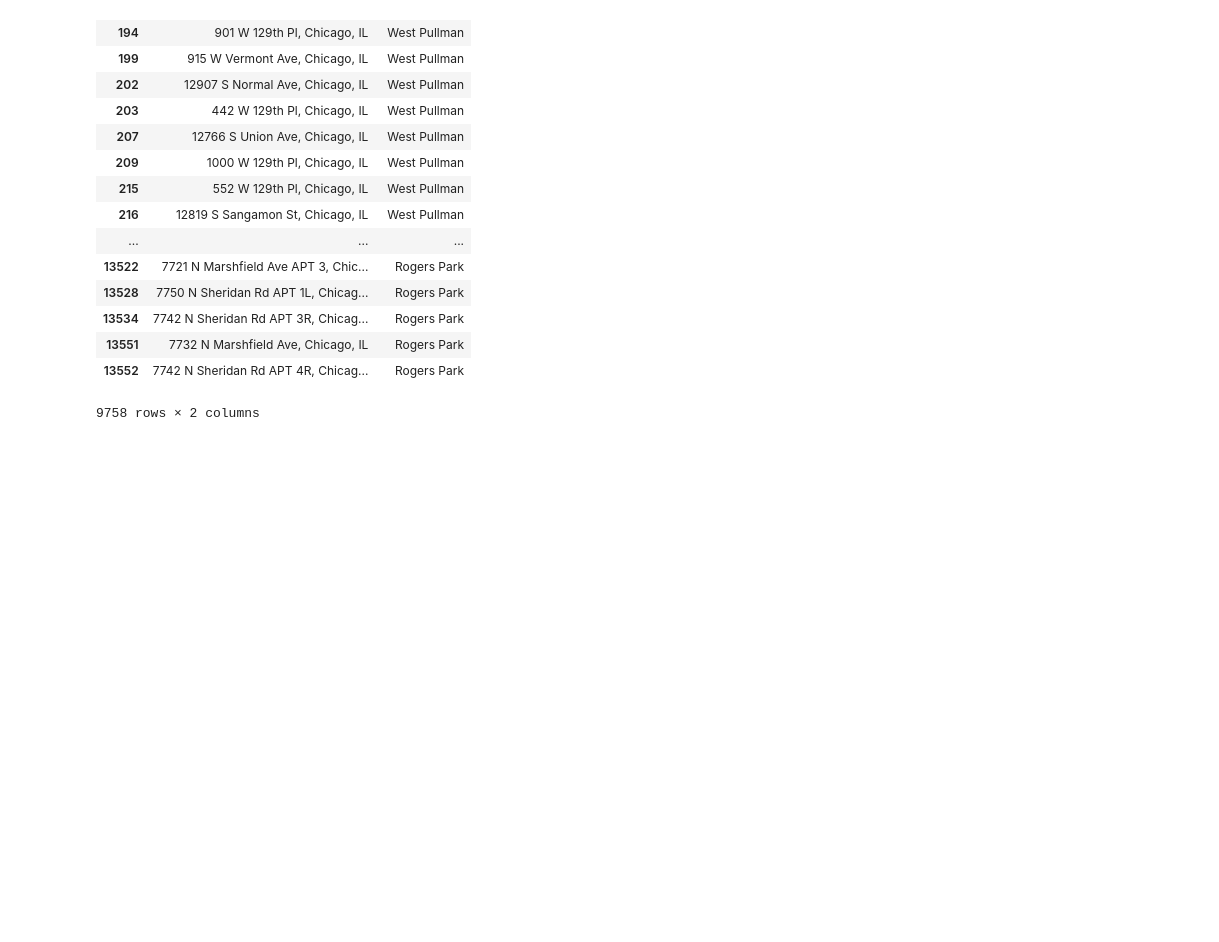
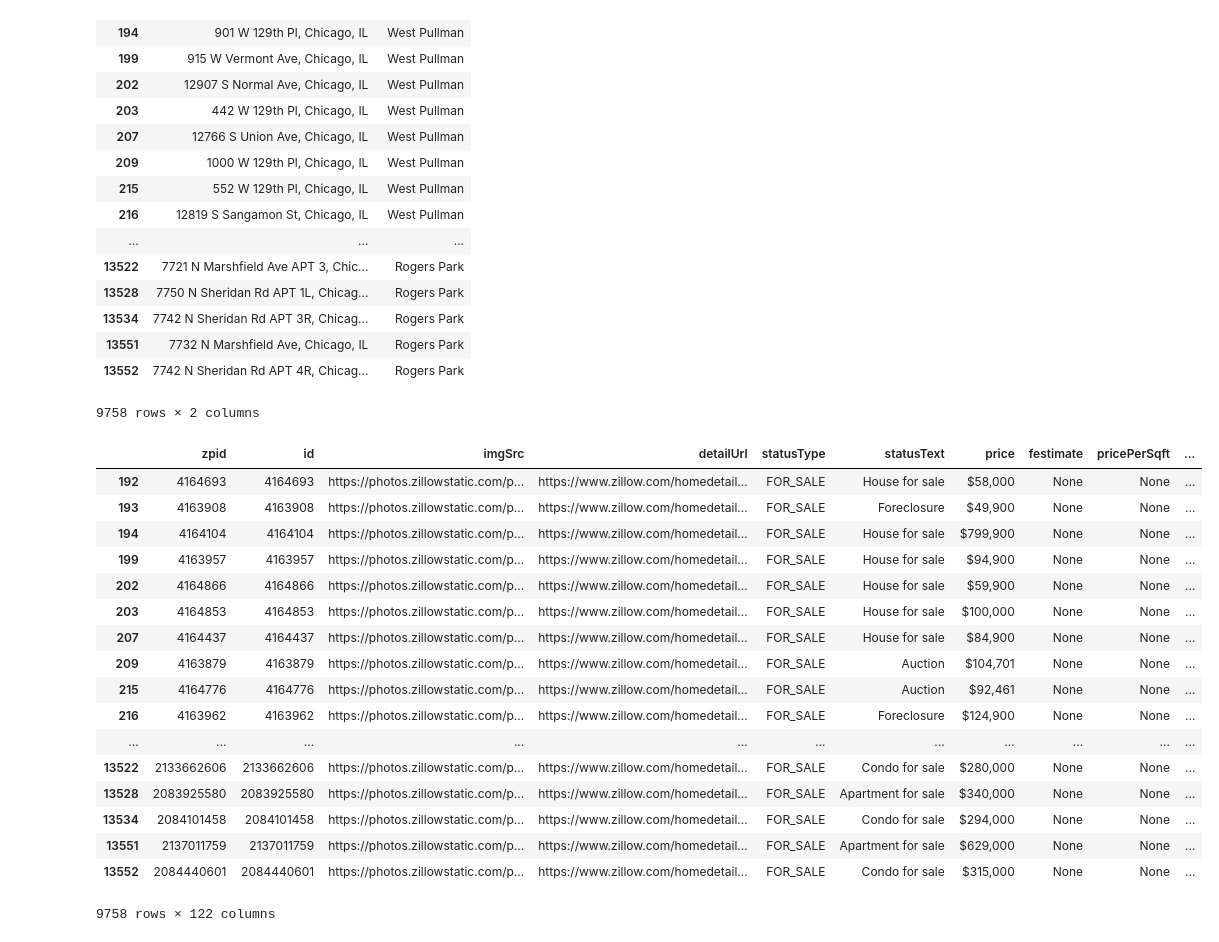
Before and after one commit to aschey/chicago-real-estate-analysis, a Jupyter notebook: clean_data.ipynb, the cells around one changed output. Saved outputs shown, nothing was run; the diff lists cells and outputs as text; code cells hidden in the pictures; blank space fills up the shorter version.

Commit message:
added cta lines

```diff
--- a/clean_data.ipynb
+++ b/clean_data.ipynb
@@ -20,13 +20,14 @@ with open('./chicago_neighborhoods.geojson') as f:
 # Make the neighborhood json easier to work with
 neighborhood_polygons = [{'geometry': shape(feature['geometry']), 'properties': feature['properties']} for feature in neighborhoods_geo['features']]
 # %%
-def get_neighborhood(lon, lat):
+def get_neighborhood(row):
+    lon = row['hdpData.homeInfo.longitude']
+    lat = row['hdpData.homeInfo.latitude']
     hoods = [polygon['properties']['pri_neigh'] for polygon in neighborhood_polygons if polygon['geometry'].contains(Point(lon, lat))]
     return hoods[0] if len(hoods) > 0 else None
 
 # Add neighborhoods to entries
-data['neighborhood'] = data \
-    .apply(lambda row: get_neighborhood(row['hdpData.homeInfo.longitude'], row['hdpData.homeInfo.latitude']), axis=1)
+data['neighborhood'] = data.apply(get_neighborhood), axis=1)
 # %%
 # Remove anything not in a neighborhood (probably incorrectly labeled as being in Chicago
 data = data[data['neighborhood'].notnull()]
@@ -55,7 +54,41 @@ station_points = [Point(point['geometry']['coordinates'][1], point['geometry']['
-# %%
-# Get nearest CTA stations
-p = Point(data.iloc[0]['hdpData.homeInfo.longitude'], data.iloc[0]['hdpData.homeInfo.latitude'])
-np = nearest_points(p, MultiPoint(station_points))
+# %%
+stations = {(point['geometry']['coordinates'][0], point['geometry']['coordinates'][1]): {
+    'coords': Point(point['geometry']['coordinates'][0], point['geometry']['coordinates'][1]),
+    'line': point['properties']['LINES'],
+    'station': point['properties']['Name']
+    } for point in stations_geo['features']}
+station_points = [station['coords'] for station in stations.values()]
+# %%
+# Get nearest CTA stations
+stations_multipoint = MultiPoint(station_points)
+def get_station(row):
+    lon = row['hdpData.homeInfo.longitude']
+    lat = row['hdpData.homeInfo.latitude']
+    p = Point(lon, lat)
+    np = nearest_points(p, MultiPoint(station_points))
+    nearest_station = stations[(np[1].x, np[1].y)]
+    return nearest_station
+data[['coords', 'line', 'station']] = data.apply(get_station, axis=1, result_type='expand')
+data
+# %% [output]
+|  | zpid | id | imgSrc | detailUrl | statusType | statusText | price | festimate | pricePerSqft | ... |
+| 192 | 4164693 | 4164693 | https://photos.zillowstatic.com/p... | https://www.zillow.com/homedetail... | FOR_SALE | House for sale | $58,000 | None | None | ... |
+| 193 | 4163908 | 4163908 | https://photos.zillowstatic.com/p... | https://www.zillow.com/homedetail... | FOR_SALE | Foreclosure | $49,900 | None | None | ... |
+| 194 | 4164104 | 4164104 | https://photos.zillowstatic.com/p... | https://www.zillow.com/homedetail... | FOR_SALE | House for sale | $799,900 | None | None | ... |
+| 199 | 4163957 | 4163957 | https://photos.zillowstatic.com/p... | https://www.zillow.com/homedetail... | FOR_SALE | House for sale | $94,900 | None | None | ... |
+| 202 | 4164866 | 4164866 | https://photos.zillowstatic.com/p... | https://www.zillow.com/homedetail... | FOR_SALE | House for sale | $59,900 | None | None | ... |
+| 203 | 4164853 | 4164853 | https://photos.zillowstatic.com/p... | https://www.zillow.com/homedetail... | FOR_SALE | House for sale | $100,000 | None | None | ... |
+| 207 | 4164437 | 4164437 | https://photos.zillowstatic.com/p... | https://www.zillow.com/homedetail... | FOR_SALE | House for sale | $84,900 | None | None | ... |
+| 209 | 4163879 | 4163879 | https://photos.zillowstatic.com/p... | https://www.zillow.com/homedetail... | FOR_SALE | Auction | $104,701 | None | None | ... |
+| 215 | 4164776 | 4164776 | https://photos.zillowstatic.com/p... | https://www.zillow.com/homedetail... | FOR_SALE | Auction | $92,461 | None | None | ... |
+| 216 | 4163962 | 4163962 | https://photos.zillowstatic.com/p... | https://www.zillow.com/homedetail... | FOR_SALE | Foreclosure | $124,900 | None | None | ... |
+| ... | ... | ... | ... | ... | ... | ... | ... | ... | ... | ... |
+| 13522 | 2133662606 | 2133662606 | https://photos.zillowstatic.com/p... | https://www.zillow.com/homedetail... | FOR_SALE | Condo for sale | $280,000 | None | None | ... |
+| 13528 | 2083925580 | 2083925580 | https://photos.zillowstatic.com/p... | https://www.zillow.com/homedetail... | FOR_SALE | Apartment for sale | $340,000 | None | None | ... |
+| 13534 | 2084101458 | 2084101458 | https://photos.zillowstatic.com/p... | https://www.zillow.com/homedetail... | FOR_SALE | Condo for sale | $294,000 | None | None | ... |
+| 13551 | 2137011759 | 2137011759 | https://photos.zillowstatic.com/p... | https://www.zillow.com/homedetail... | FOR_SALE | Apartment for sale | $629,000 | None | None | ... |
+| 13552 | 2084440601 | 2084440601 | https://photos.zillowstatic.com/p... | https://www.zillow.com/homedetail... | FOR_SALE | Condo for sale | $315,000 | None | None | ... |
+9758 rows × 122 columns
 # %%
 # save cleaned data
 data.to_csv('results-7-31-2019-cleaned.csv')
```
Also changed, not shown: parts of 1 cell of this notebook, 1 other file.
